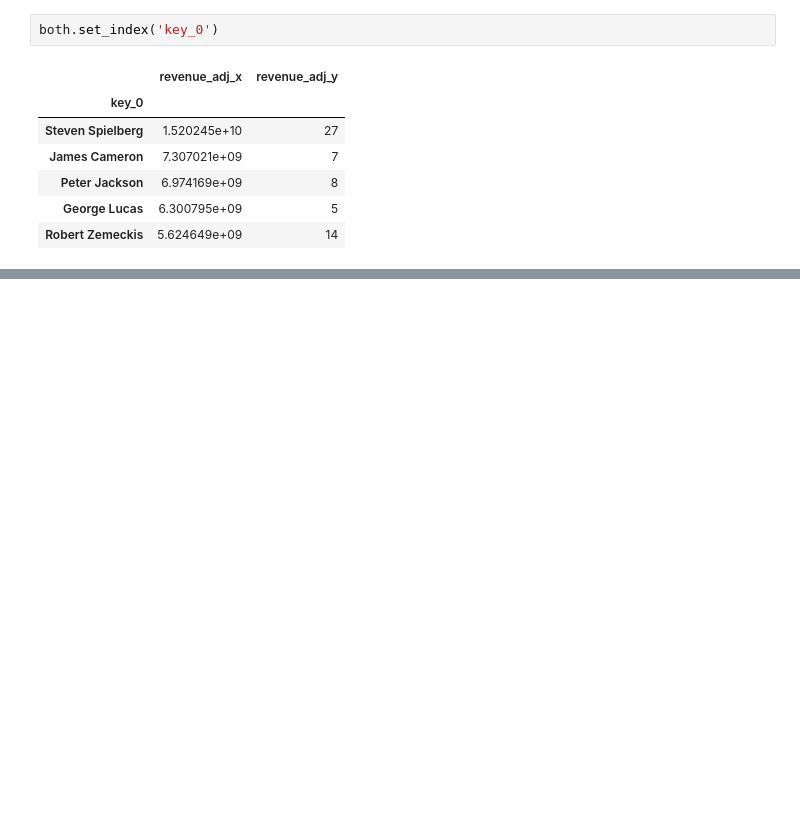
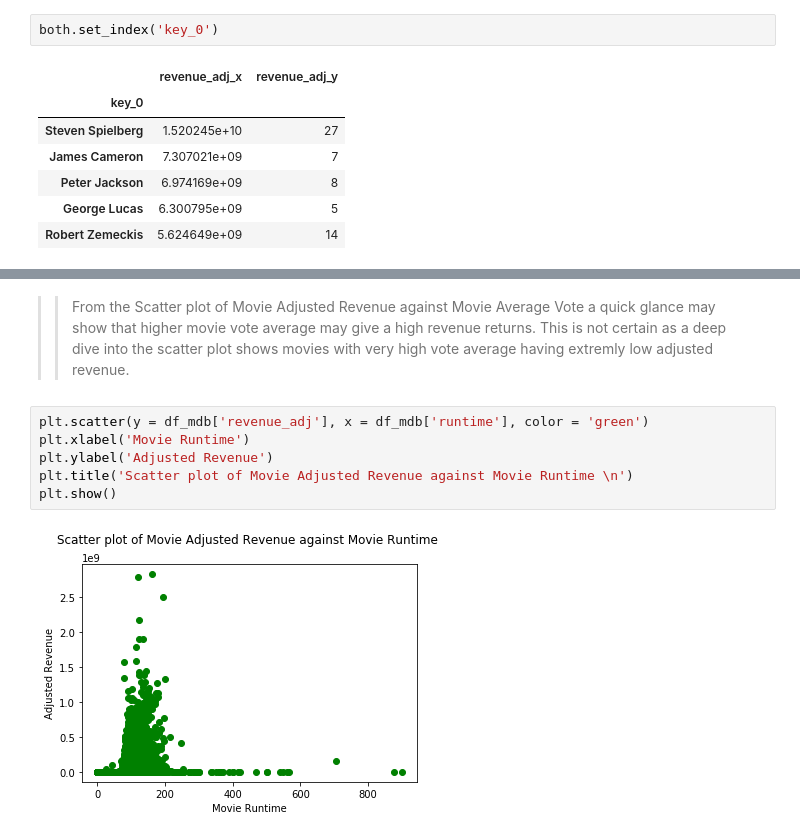
Before and after one commit to RoyalVee/TMDB-5000-Movie-Dataset-Analysis, a Jupyter notebook: Untitled.ipynb, the cells around one changed output, grey strips where cells are left out. Drawn from its saved outputs; the diff is of its cells as text; blank space fills up the shorter version.

```diff
--- a/Untitled.ipynb
+++ b/Untitled.ipynb
@@ -299,0 +320,10 @@ ValueError: Neither the `x` nor `y` variable appears to be numeric.
+# %% [markdown]
+>>From the Scatter plot of Movie Adjusted Revenue against Movie Average Vote a quick glance may show that higher movie vote average may give a high revenue returns. This is not certain as a deep dive into the scatter plot shows movies with very high vote average having extremly low adjusted revenue.
+# %%
+plt.scatter(y = df_mdb['revenue_adj'], x = df_mdb['runtime'], color = 'green')
+plt.xlabel('Movie Runtime')
+plt.ylabel('Adjusted Revenue')
+plt.title('Scatter plot of Movie Adjusted Revenue against Movie Runtime \n')
+plt.show()
+# %% [output]
+[figure, added]
```
Also changed, not shown: parts of 16 cells of this notebook.
